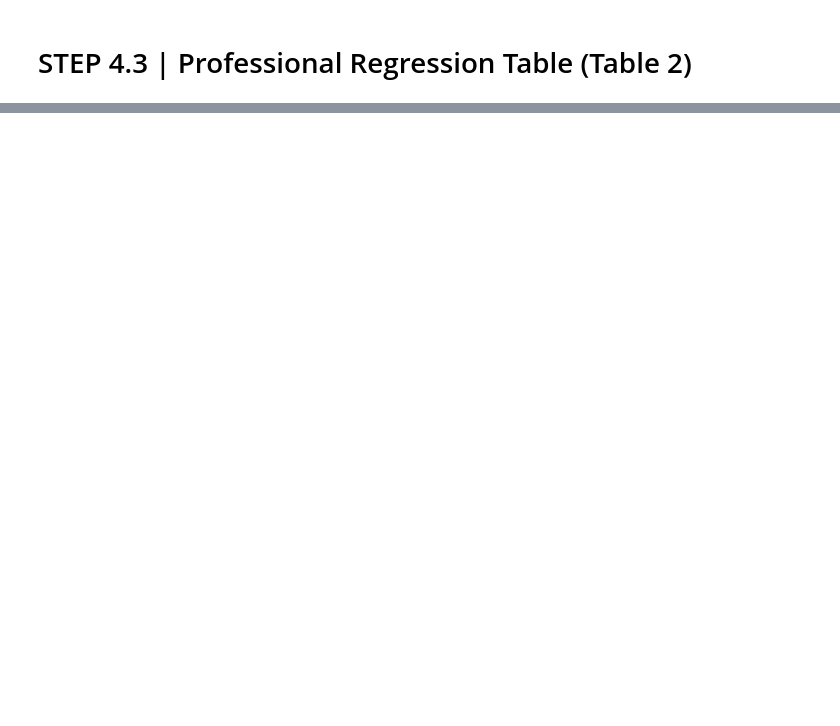
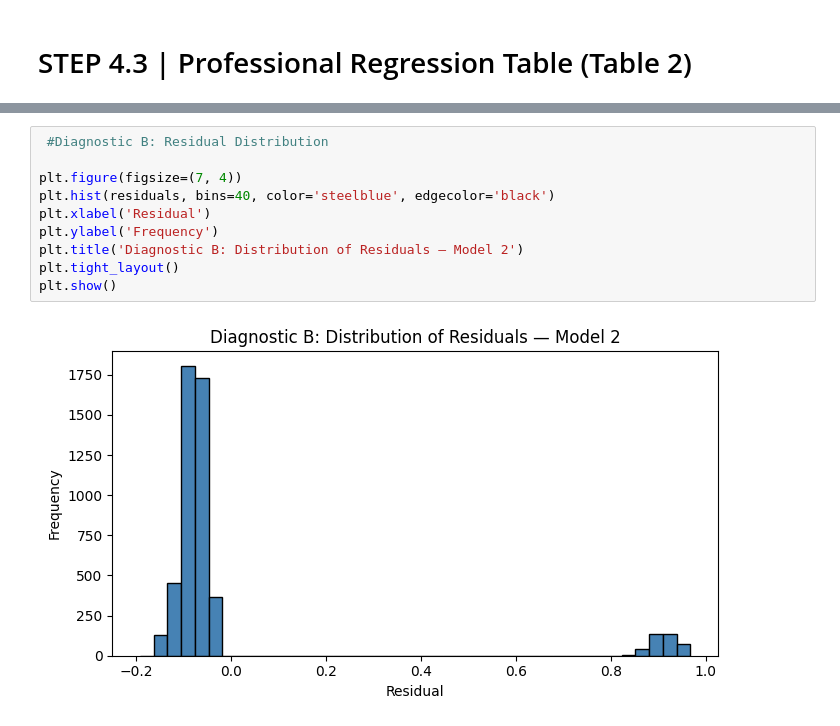
Before and after one commit to ddoneu/ECON3916-Statistical-Machine-Learning, a Jupyter notebook: Project1/Project_1_Phase_2&3&4.ipynb, the cells around one changed output, grey strips where cells are left out. Cells and saved outputs as stored; diff of their text form; blank space fills up the shorter version.

```diff
--- a/Project1/Project_1_Phase_2&3&4.ipynb
+++ b/Project1/Project_1_Phase_2&3&4.ipynb
@@ -398,0 +465,12 @@ Standard errors in parentheses.
+# %%
+ #Diagnostic B: Residual Distribution
+
+plt.figure(figsize=(7, 4))
+plt.hist(residuals, bins=40, color='steelblue', edgecolor='black')
+plt.xlabel('Residual')
+plt.ylabel('Frequency')
+plt.title('Diagnostic B: Distribution of Residuals — Model 2')
+plt.tight_layout()
+plt.show()
+# %% [output]
+[figure, added]
```
Also changed, not shown: parts of 11 cells of this notebook.
